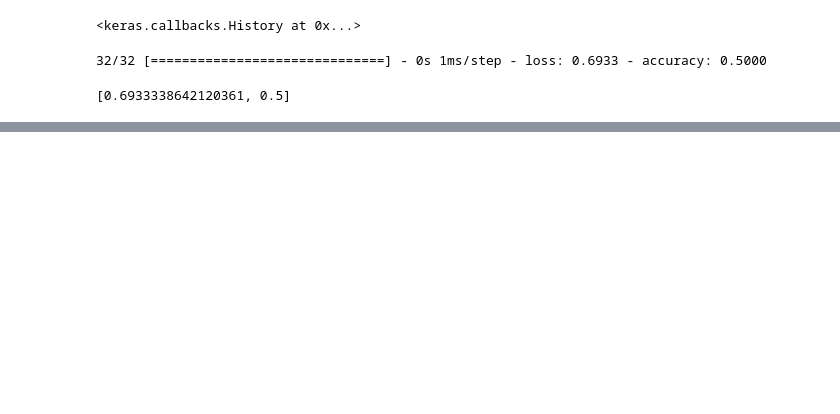
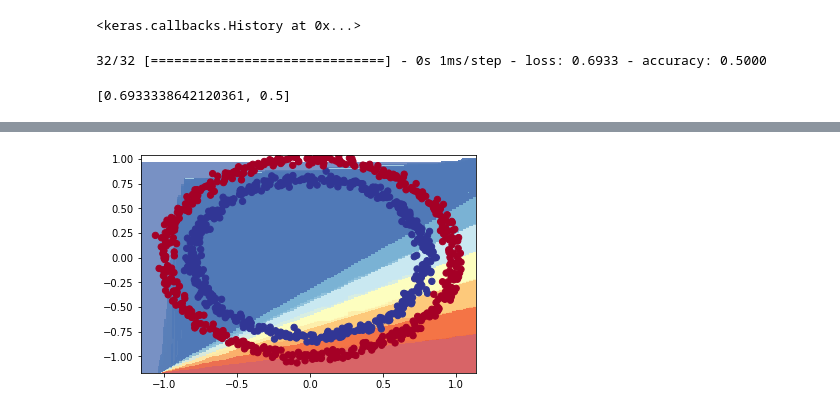
Before and after one commit to ShyamSundhar1411/My-ML-Notebooks, a Jupyter notebook: Classifications/Neural_Network_Classification_with_Tensorflow.ipynb, the cells around one changed output, grey strips where cells are left out. Drawn from its saved outputs; the diff is of its cells as text; code cells hidden in the pictures; blank space fills up the shorter version.

Commit message:
Improving Existing Model

```diff
--- a/Classifications/Neural_Network_Classification_with_Tensorflow.ipynb
+++ b/Classifications/Neural_Network_Classification_with_Tensorflow.ipynb
@@ -96,0 +102,9 @@ model_2.evaluate(x,y)
+# %%
+model_3 = tf.keras.Sequential([
+    tf.keras.layers.Dense(100),
+    tf.keras.layers.Dense(10),
+    tf.keras.layers.Dense(1)
+])
+model_3.compile(loss = "binary_crossentropy",optimizer = tf.keras.optimizers.Adam(),metrics = ['accuracy'])
+# %%
+model_3.fit(x,y,epochs = 100)
@@ -96,0 +168,22 @@ model_2.evaluate(x,y)
+# %%
+def plot_decision_boundary(model,x,y):
+  x_min,x_max = x[:,0].min()-0.1,x[:,0].max()+0.1
+  y_min,y_max = x[:,1].min()-0.1,x[:,1]
+  xx,yy = np.meshgrid(np.linspace(x_min,x_max,100),np.linspace(y_min,y_max,100))
+  x_in = np.c_[xx.ravel(),yy.ravel()]
+  y_pred = model.predict(x_in)
+  ##Check Multi-Class
+  if len(y_pred[0])>1:
+    print("Doing Multiclass classification")
+    y_pred = np.argmax(y_pred,axis = 1).reshape(xx.shape)
+  else:
+    print("Binary Classification")
+    y_pred = np.round(y_pred).reshape(xx.shape)
+  ## Decision Boundary
+  plt.contourf(xx,yy,y_pred,cmap = plt.cm.RdYlBu,alpha =0.7)
+  plt.scatter(x[:,0],x[:,1],c = y,s = 40,cmap = plt.cm.RdYlBu)
+  plt.xlim(xx.min(),xx.max())
+  plt.ylim(yy.min(),yy.max())
+# %%
+plot_decision_boundary(model_3,x,y)
+# %% [output]
@@ -96,0 +192 @@ model_2.evaluate(x,y)
+[figure, added]
```
Also changed, not shown: parts of 12 cells of this notebook.
